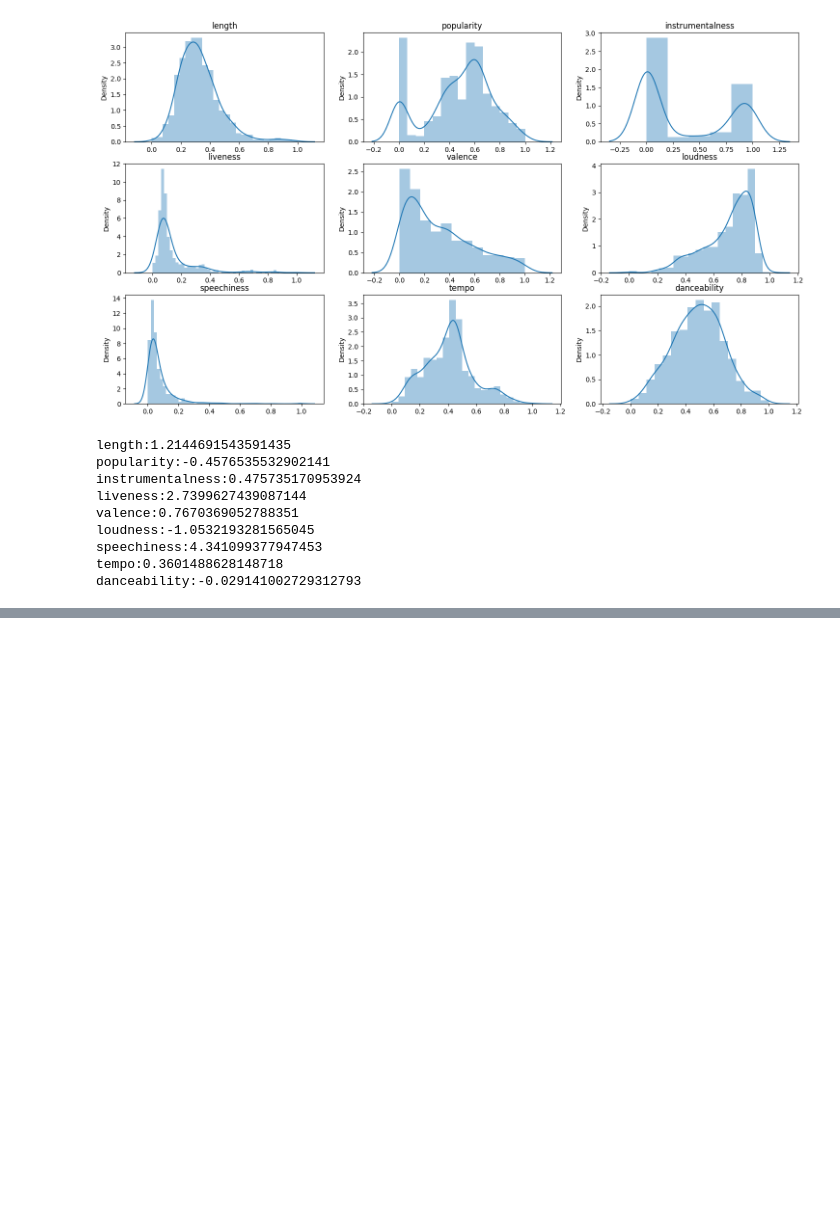
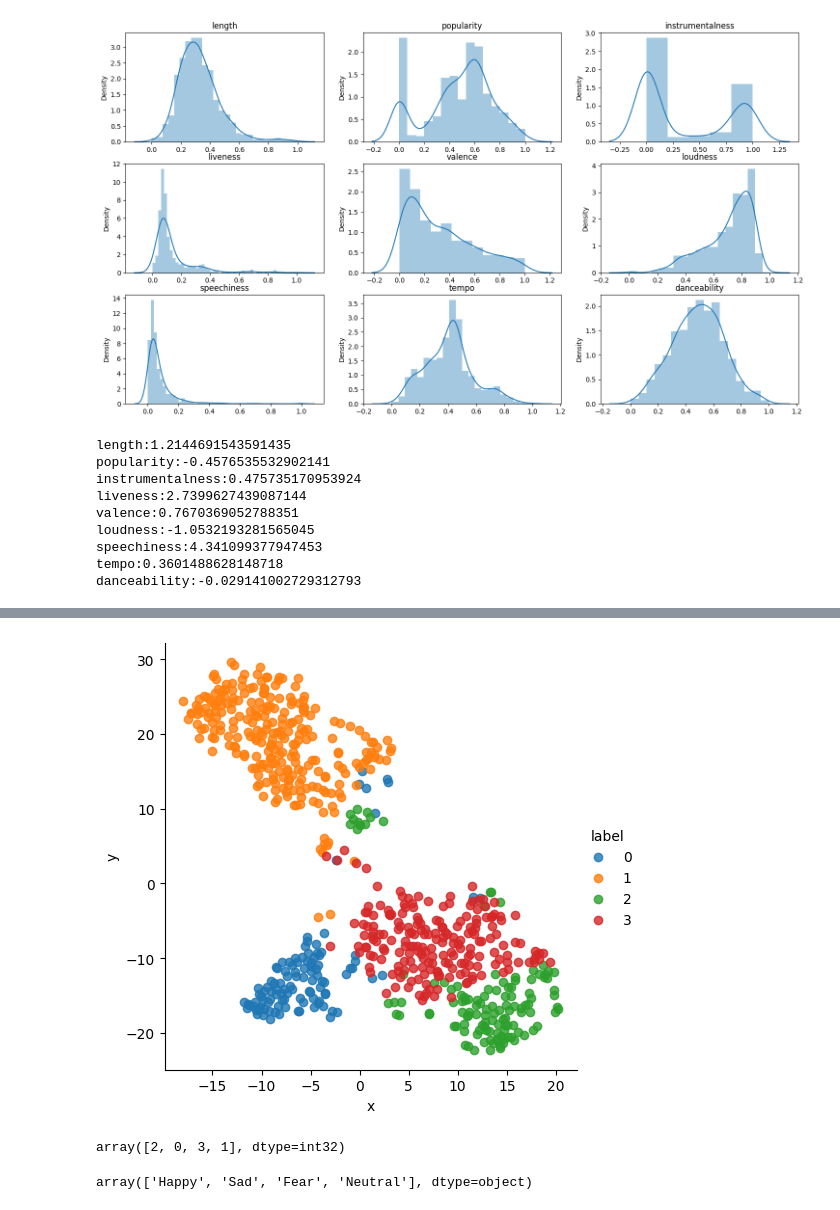
Before and after one commit to lucifertrj/Moody.ai, a Jupyter notebook: notebooks/song_recommendator.ipynb, the cells around one changed output, grey strips where cells are left out. Drawn from its saved outputs; the diff is of its cells as text; code cells hidden in the pictures; blank space fills up the shorter version.

```diff
--- a/notebooks/song_recommendator.ipynb
+++ b/notebooks/song_recommendator.ipynb
@@ -152,0 +228,25 @@ from sklearn.cluster import KMeans
+# %%
+from sklearn.manifold import TSNE #T-Distributed Stochastic Neighbor Embedding
+#T-SNE with two dimensions
+tsne = TSNE(n_components=2, perplexity=50)
+
+tsne_components = tsne.fit_transform(data[numer_cols])
+# %%
+ts = pd.DataFrame(tsne_components)
+# %%
+ts['label'] = y_kmeans
+ts.columns = ['x', 'y','label']
+
+#plot data with seaborn
+cluster = sns.lmplot(data=ts, x='x', y='y', hue='label',
+                   fit_reg=False, legend=True, legend_out=True)
+# %% [output]
+[figure, added]
+# %%
+pc.label.unique()
+# %% [output]
+array([2, 0, 3, 1], dtype=int32)
+# %%
+data.mood.unique()
+# %% [output]
+array(['Happy', 'Sad', 'Fear', 'Neutral'], dtype=object)
```
Also changed, not shown: parts of 18 cells of this notebook, 7 other files.
